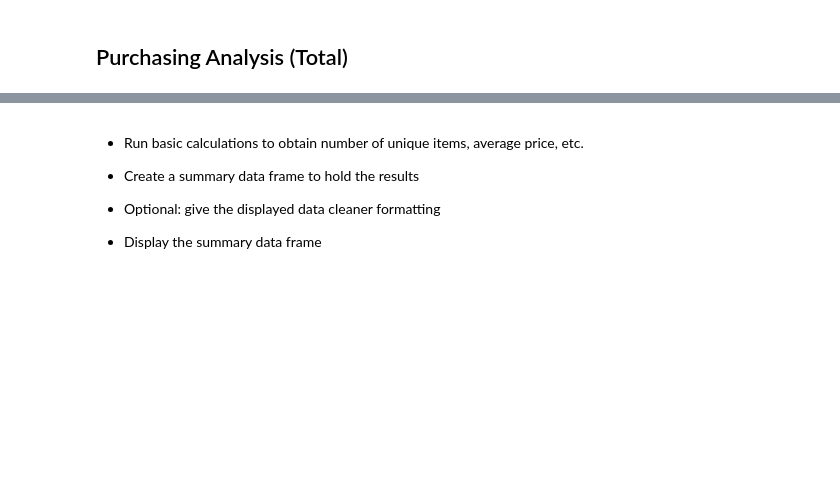
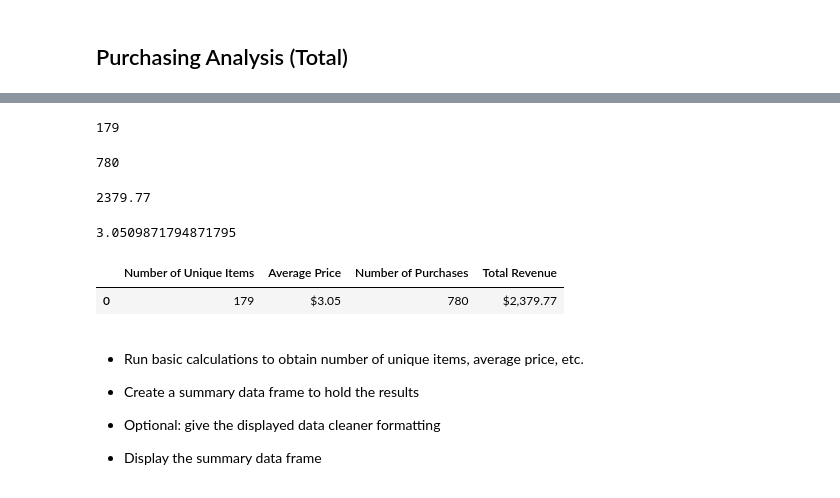
Before and after one commit to Revathi1986/pandas-challenge, a Jupyter notebook: HeroesOfPymoli_starter.ipynb, the cells around one changed output, grey strips where cells are left out. Cells and saved outputs as stored; diff of their text form; code cells hidden in the pictures; blank space fills up the shorter version.

```diff
--- a/HeroesOfPymoli_starter.ipynb
+++ b/HeroesOfPymoli_starter.ipynb
@@ -87,3 +106,32 @@ purchase_analysis_df
+# %%
+unique_items = len(data_df["Item ID"].unique())
+unique_items
+# %% [output]
+179
+# %%
+total_purchases = data_df["Purchase ID"].count()
+total_purchases
+# %% [output]
+780
+# %%
+total_revenue = data_df["Price"].sum()
+total_revenue
+# %% [output]
+2379.77
+# %%
+average_price = total_revenue/total_purchases
+average_price
+# %% [output]
+3.0509871794871795
+# %%
+data_df = pd.DataFrame([{"Number of Unique Items": unique_items, "Average Price": average_price,
+                                      "Number of Purchases": total_purchases, "Total Revenue": total_revenue}])
+data_df["Average Price"] = data_df["Average Price"].map("${:,.2f}".format)
+data_df["Total Revenue"] = data_df["Total Revenue"].map("${:,.2f}".format)
+data_df
+# %% [output]
+|  | Number of Unique Items | Average Price | Number of Purchases | Total Revenue |
+| 0 | 179 | $3.05 | 780 | $2,379.77 |
 # %% [markdown]
 * Run basic calculations to obtain number of unique items, average price, etc.
 
```
Also changed, not shown: parts of 19 cells of this notebook.
